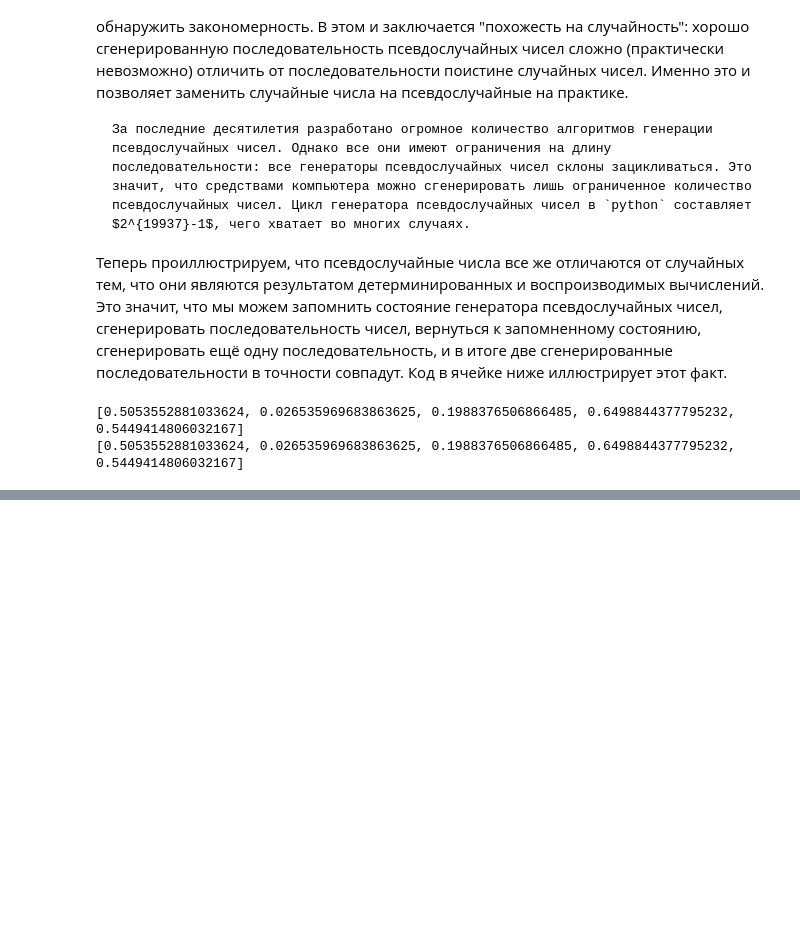
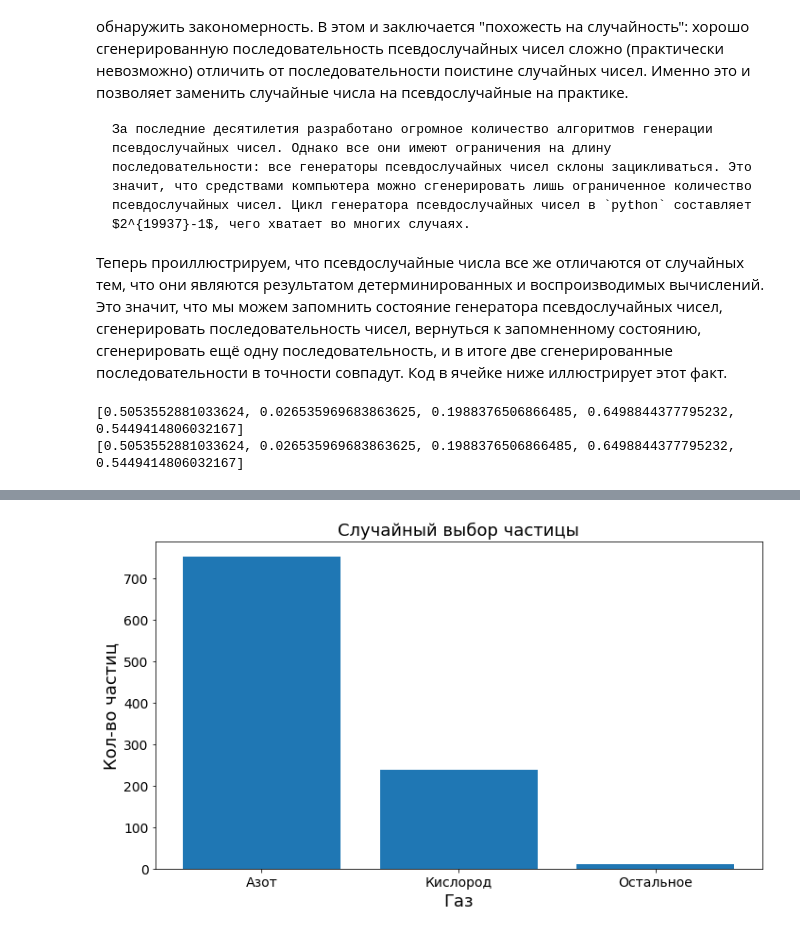
Before and after one commit to FadeevLecturer/python_lectures, a Jupyter notebook: notebooks/numpy/random.ipynb, the cells around one changed output, grey strips where cells are left out. Saved outputs shown, nothing was run; the diff lists cells and outputs as text; code cells hidden in the pictures; blank space fills up the shorter version.

```diff
--- a/notebooks/numpy/random.ipynb
+++ b/notebooks/numpy/random.ipynb
@@ -104,0 +141,7 @@ print(x)
+# %%
+possible_outcomes = ["Азот", "Кислород", "Остальное"]
+probabilities = np.array([0.78, 0.21, 0.01])
+gases = rng.choice(possible_outcomes, p=probabilities, size=1000)
+plot_discrete(gases, "Газ", "Кол-во частиц", "Случайный выбор частицы")
+# %% [output]
+[figure, added]
```
Also changed, not shown: parts of 27 cells of this notebook, 3 other files.
